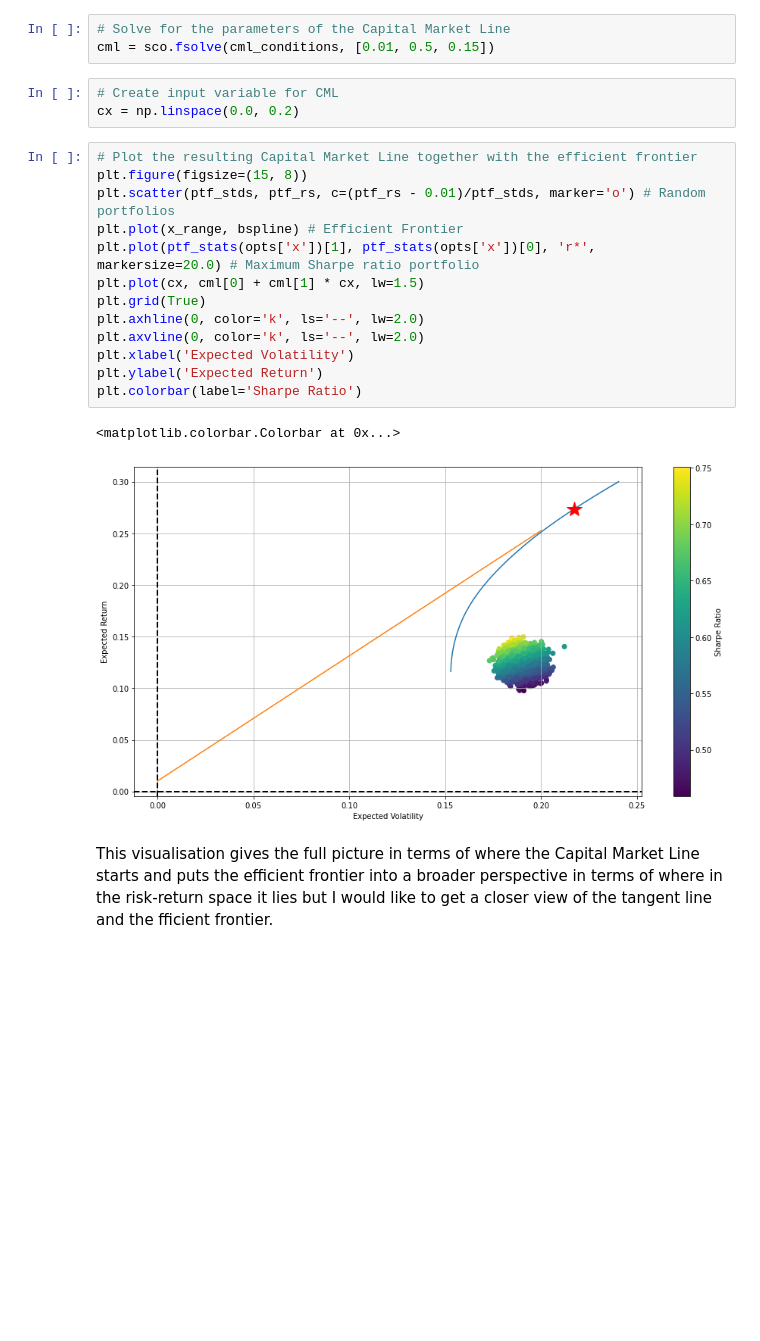
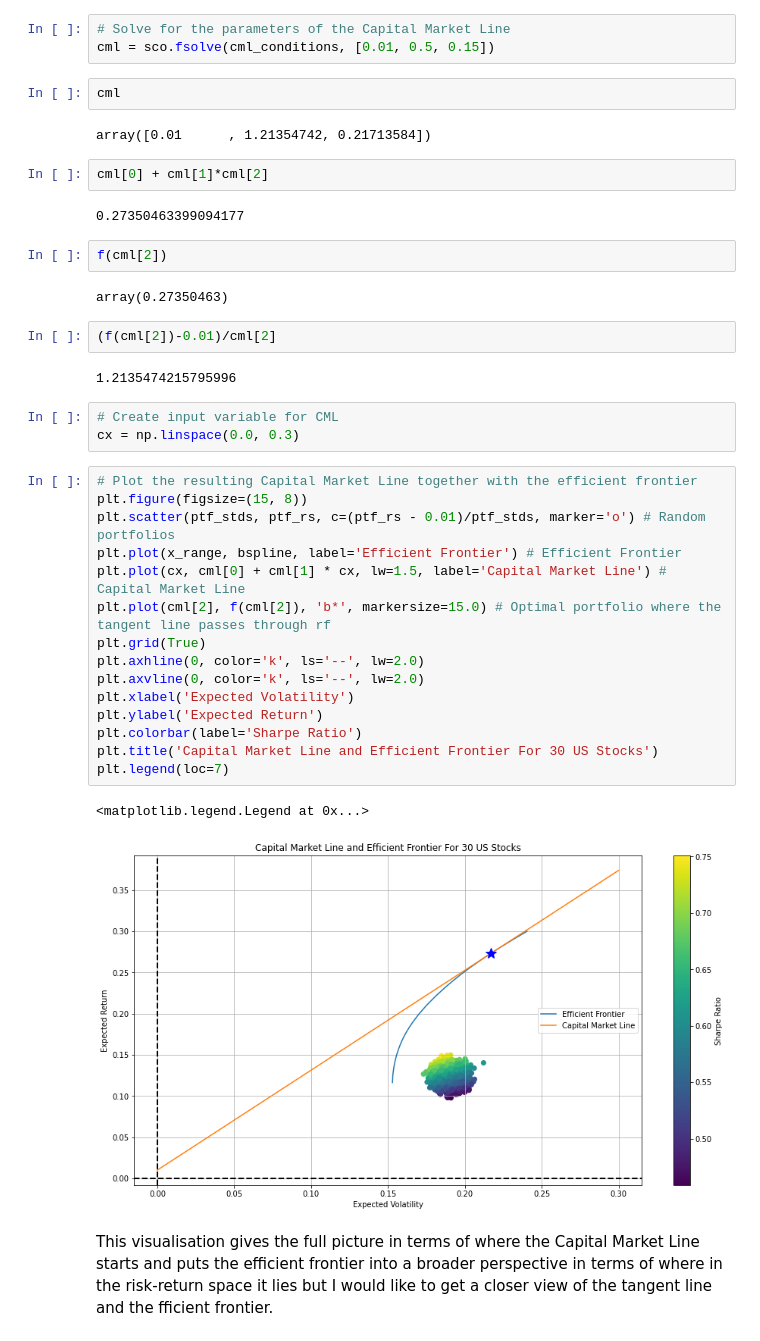
Before and after one commit to JoBe10/Mean_Variance_Portfolio_Optimisation, a Jupyter notebook: Efficient_Frontiers_Cryptos.ipynb, the cells around one changed output. Drawn from its saved outputs; the diff is of its cells as text; blank space fills up the shorter version.

```diff
--- a/Efficient_Frontiers_Cryptos.ipynb
+++ b/Efficient_Frontiers_Cryptos.ipynb
@@ -484,25 +510,43 @@ Provided with an initial parameterisation in addition to the system of equations
 # %%
 # Solve for the parameters of the Capital Market Line
 cml = sco.fsolve(cml_conditions, [0.01, 0.5, 0.15])
+# %%
+cml
+# %% [output]
+array([0.01      , 1.21354742, 0.21713584])
+# %%
+cml[0] + cml[1]*cml[2]
+# %% [output]
+0.27350463399094177
+# %%
+f(cml[2])
+# %% [output]
+array(0.27350463)
+# %%
+(f(cml[2])-0.01)/cml[2]
+# %% [output]
+1.2135474215795996
 # %%
 # Create input variable for CML
-cx = np.linspace(0.0, 0.2)
+cx = np.linspace(0.0, 0.3)
 # %%
 # Plot the resulting Capital Market Line together with the efficient frontier
 plt.figure(figsize=(15, 8))
 plt.scatter(ptf_stds, ptf_rs, c=(ptf_rs - 0.01)/ptf_stds, marker='o') # Random portfolios
-plt.plot(x_range, bspline) # Efficient Frontier
-plt.plot(ptf_stats(opts['x'])[1], ptf_stats(opts['x'])[0], 'r*', markersize=20.0) # Maximum Sharpe ratio portfolio
-plt.plot(cx, cml[0] + cml[1] * cx, lw=1.5)
+plt.plot(x_range, bspline, label='Efficient Frontier') # Efficient Frontier
+plt.plot(cx, cml[0] + cml[1] * cx, lw=1.5, label='Capital Market Line') # Capital Market Line
+plt.plot(cml[2], f(cml[2]), 'b*', markersize=15.0) # Optimal portfolio where the tangent line passes through rf
 plt.grid(True)
 plt.axhline(0, color='k', ls='--', lw=2.0)
 plt.axvline(0, color='k', ls='--', lw=2.0)
 plt.xlabel('Expected Volatility')
 plt.ylabel('Expected Return')
 plt.colorbar(label='Sharpe Ratio')
+plt.title('Capital Market Line and Efficient Frontier For 30 US Stocks')
+plt.legend(loc=7)
 # %% [output]
-<matplotlib.colorbar.Colorbar at 0x...>
+<matplotlib.legend.Legend at 0x...>
-[figure, old version]
+[figure, new version]
 # %% [markdown]
 This visualisation gives the full picture in terms of where the Capital Market Line starts and puts the efficient frontier into a broader perspective in terms of where in the risk-return space it lies but I would like to get a closer view of the tangent line and the fficient frontier.
 # %%
```
Also changed, not shown: parts of 55 cells of this notebook, 1 other file.
